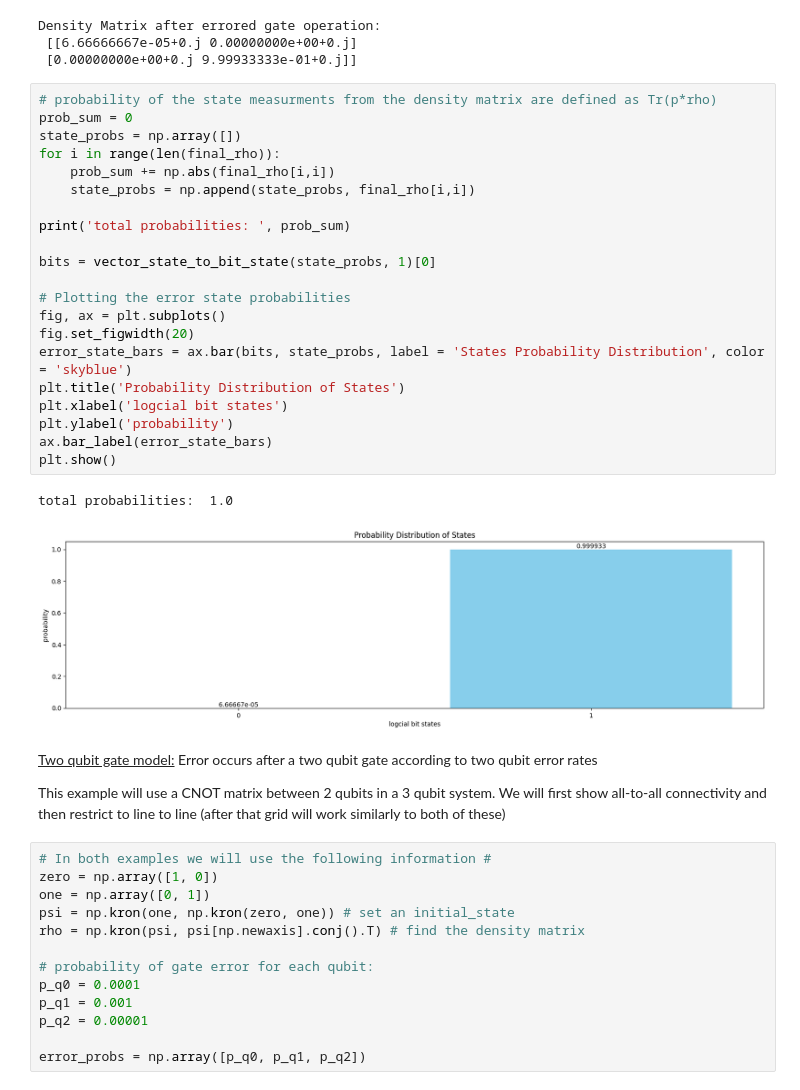
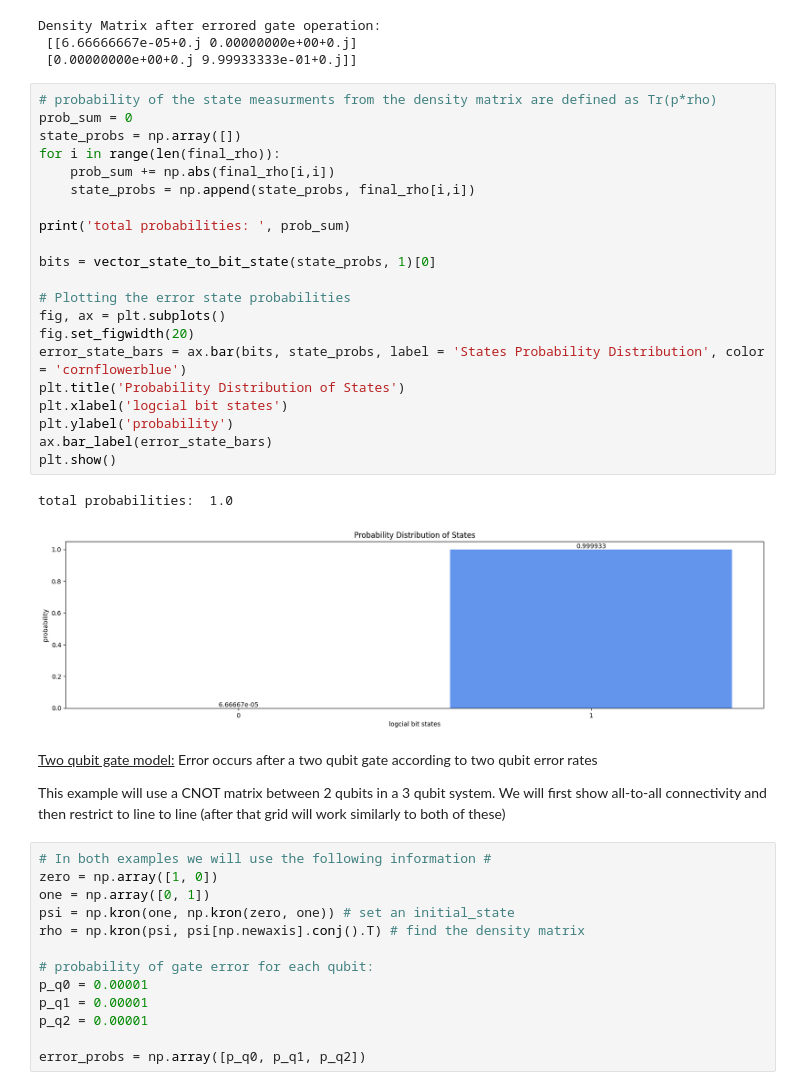
Before and after one commit to gnperdue/QEC_code, a Jupyter notebook: 05. Error Models.ipynb, the cells around one changed output. Cells and saved outputs as stored; diff of their text form.

```diff
--- a/05. Error Models.ipynb
+++ b/05. Error Models.ipynb
@@ -34,29 +51,29 @@ Density Matrix after errored gate operation:
 # %%
 # probability of the state measurments from the density matrix are defined as Tr(p*rho)
 prob_sum = 0
 state_probs = np.array([])
 for i in range(len(final_rho)):
     prob_sum += np.abs(final_rho[i,i])
     state_probs = np.append(state_probs, final_rho[i,i])
 
 print('total probabilities: ', prob_sum)
 
 bits = vector_state_to_bit_state(state_probs, 1)[0]
 
 # Plotting the error state probabilities
 fig, ax = plt.subplots()
 fig.set_figwidth(20)
-error_state_bars = ax.bar(bits, state_probs, label = 'States Probability Distribution', color = 'skyblue')
+error_state_bars = ax.bar(bits, state_probs, label = 'States Probability Distribution', color = 'cornflowerblue')
 plt.title('Probability Distribution of States')
 plt.xlabel('logcial bit states')
 plt.ylabel('probability')
 ax.bar_label(error_state_bars)
 plt.show()
 # %% [output]
 total probabilities:  1.0
-[figure, old version]
+[figure, new version]
 # %% [markdown]
-<u> Two qubit gate model:</u> Error occurs after a two qubit gate according to two qubit error rates
+<u> Two qubit gate model:</u> <a id='two'></a>Error occurs after a two qubit gate according to two qubit error rates
 
 
 This example will use a CNOT matrix between 2 qubits in a 3 qubit system. We will first show all-to-all connectivity and then restrict to line to line (after that grid will work similarly to both of these)
@@ -68,8 +85,8 @@ psi = np.kron(one, np.kron(zero, one)) # set an initial_state
 rho = np.kron(psi, psi[np.newaxis].conj().T) # find the density matrix
 
 # probability of gate error for each qubit:
-p_q0 = 0.0001
-p_q1 = 0.001
+p_q0 = 0.00001
+p_q1 = 0.00001
 p_q2 = 0.00001
 
 error_probs = np.array([p_q0, p_q1, p_q2])
```
Also changed, not shown: parts of 28 cells of this notebook, 8 other files.
